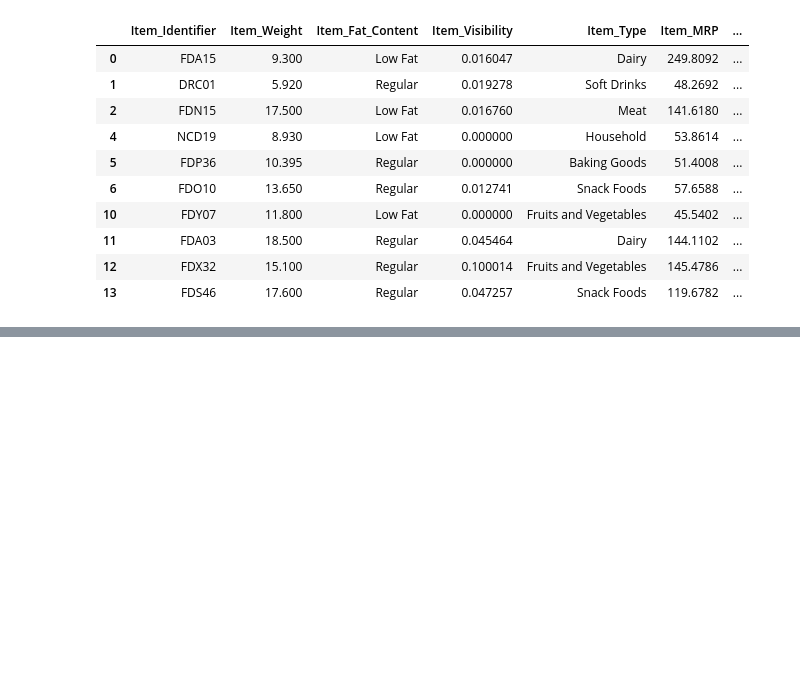
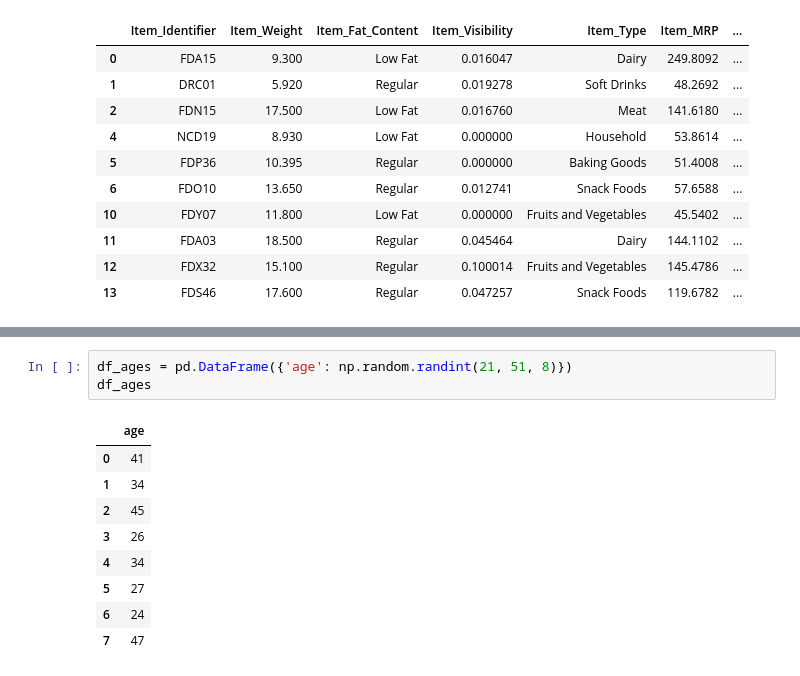
Before and after one commit to rajharsh72/Machine-Learning-Libraries, a Jupyter notebook: Pandas/dataManipulation_using_pandas.ipynb, the cells around one changed output, grey strips where cells are left out. Drawn from its saved outputs; the diff is of its cells as text; blank space fills up the shorter version.

```diff
--- a/Pandas/dataManipulation_using_pandas.ipynb
+++ b/Pandas/dataManipulation_using_pandas.ipynb
@@ -138,0 +144,13 @@ data.head(10)
+# %%
+df_ages = pd.DataFrame({'age': np.random.randint(21, 51, 8)})
+df_ages
+# %% [output]
+|  | age |
+| 0 | 41 |
+| 1 | 34 |
+| 2 | 45 |
+| 3 | 26 |
+| 4 | 34 |
+| 5 | 27 |
+| 6 | 24 |
+| 7 | 47 |
```
Also changed, not shown: parts of 14 cells of this notebook, 1 other file.
